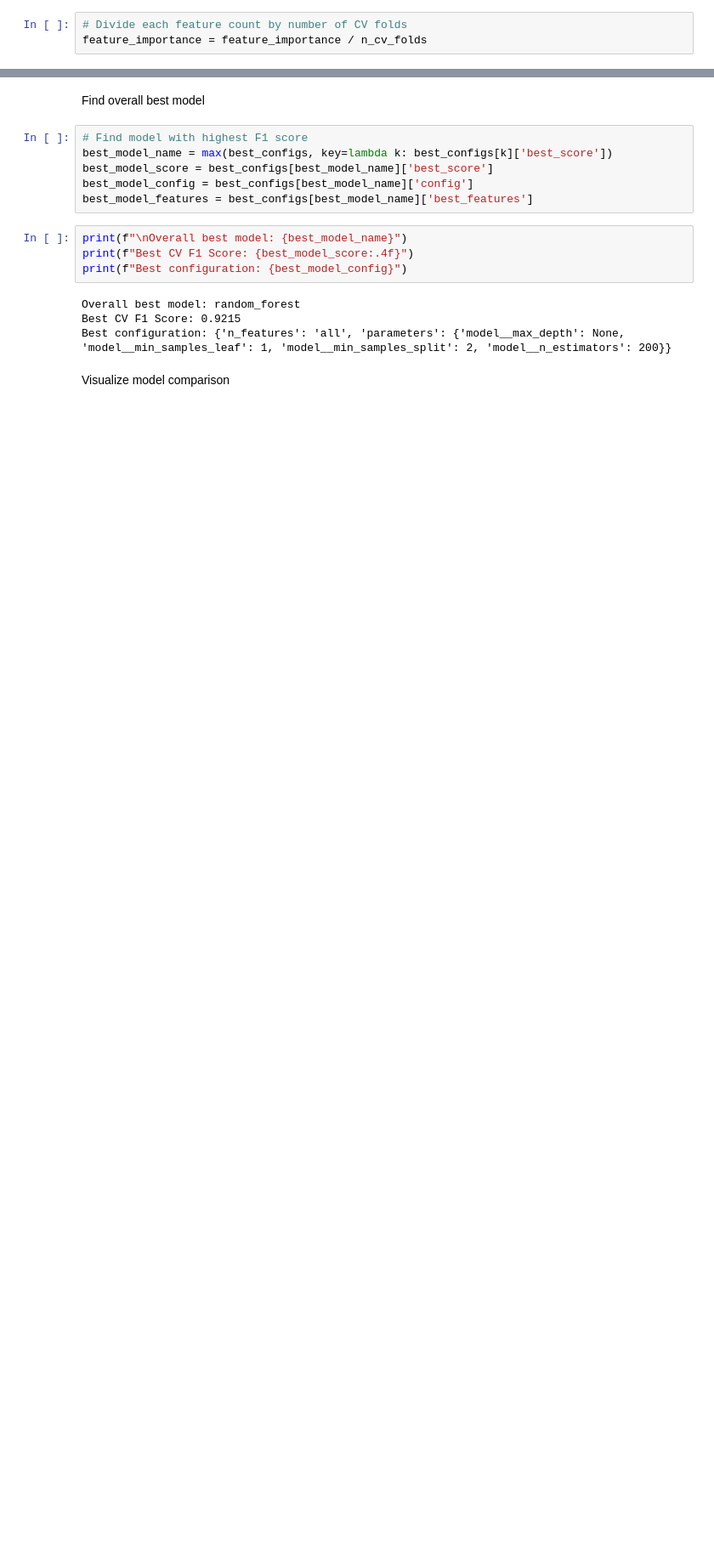
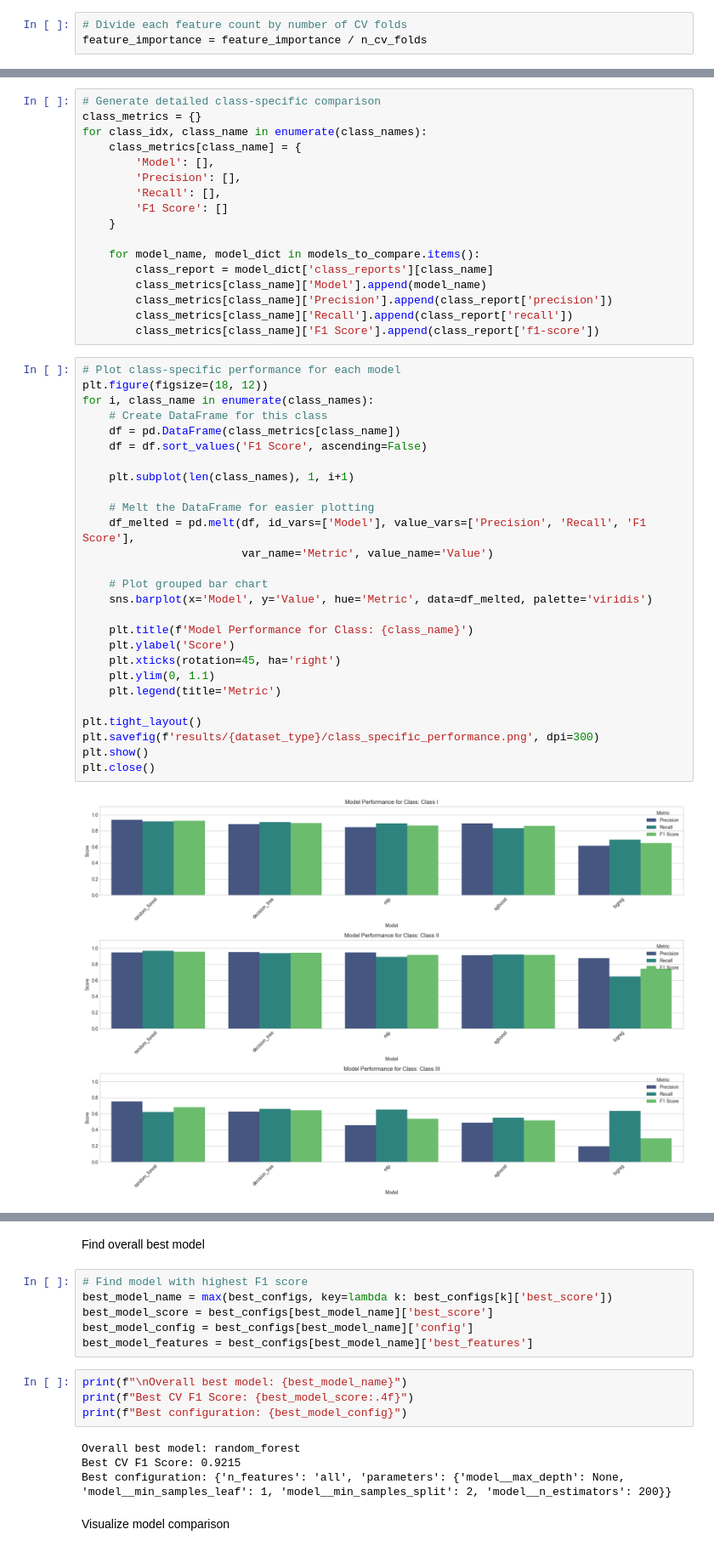
Before and after one commit to PareesaK/Improving-Recall-Effectiveness, a Jupyter notebook: code_library/Modeling.ipynb, the cells around one changed output, grey strips where cells are left out. Shown at 85% size. Saved outputs shown, nothing was run; the diff lists cells and outputs as text; blank space fills up the shorter version.

```diff
--- a/code_library/Modeling.ipynb
+++ b/code_library/Modeling.ipynb
@@ -423,0 +547,46 @@ feature_importance = feature_importance / n_cv_folds
+# %%
+# Generate detailed class-specific comparison
+class_metrics = {}
+for class_idx, class_name in enumerate(class_names):
+    class_metrics[class_name] = {
+        'Model': [],
+        'Precision': [],
+        'Recall': [],
+        'F1 Score': []
+    }
+
+    for model_name, model_dict in models_to_compare.items():
+        class_report = model_dict['class_reports'][class_name]
+        class_metrics[class_name]['Model'].append(model_name)
+        class_metrics[class_name]['Precision'].append(class_report['precision'])
+        class_metrics[class_name]['Recall'].append(class_report['recall'])
+        class_metrics[class_name]['F1 Score'].append(class_report['f1-score'])
+# %%
+# Plot class-specific performance for each model
+plt.figure(figsize=(18, 12))
+for i, class_name in enumerate(class_names):
+    # Create DataFrame for this class
+    df = pd.DataFrame(class_metrics[class_name])
+    df = df.sort_values('F1 Score', ascending=False)
+
+    plt.subplot(len(class_names), 1, i+1)
+
+    # Melt the DataFrame for easier plotting
+    df_melted = pd.melt(df, id_vars=['Model'], value_vars=['Precision', 'Recall', 'F1 Score'],
+                        var_name='Metric', value_name='Value')
+
+    # Plot grouped bar chart
+    sns.barplot(x='Model', y='Value', hue='Metric', data=df_melted, palette='viridis')
+
+    plt.title(f'Model Performance for Class: {class_name}')
+    plt.ylabel('Score')
+    plt.xticks(rotation=45, ha='right')
+    plt.ylim(0, 1.1)
+    plt.legend(title='Metric')
+
+plt.tight_layout()
+plt.savefig(f'results/{dataset_type}/class_specific_performance.png', dpi=300)
+plt.show()
+plt.close()
+# %% [output]
+[figure, added]
```
Also changed, not shown: parts of 13 cells of this notebook.
